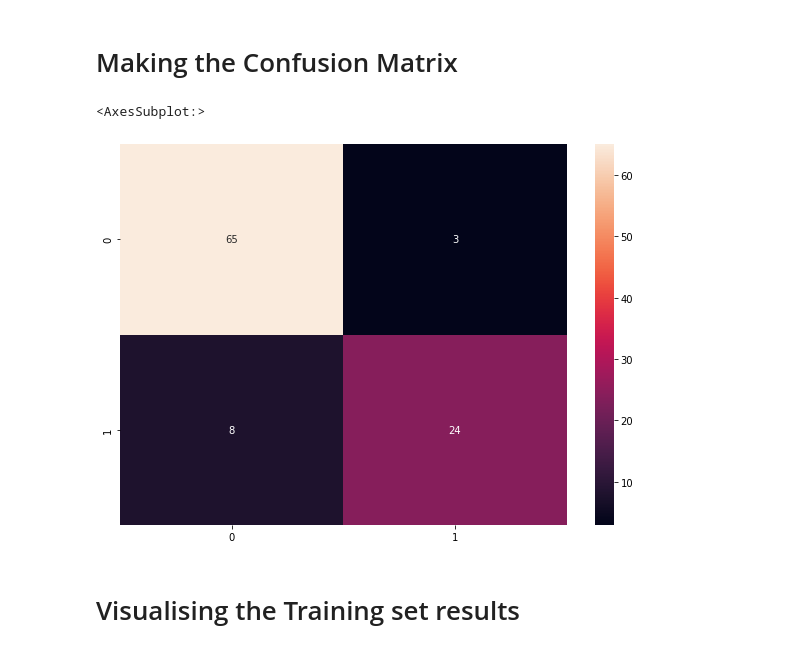
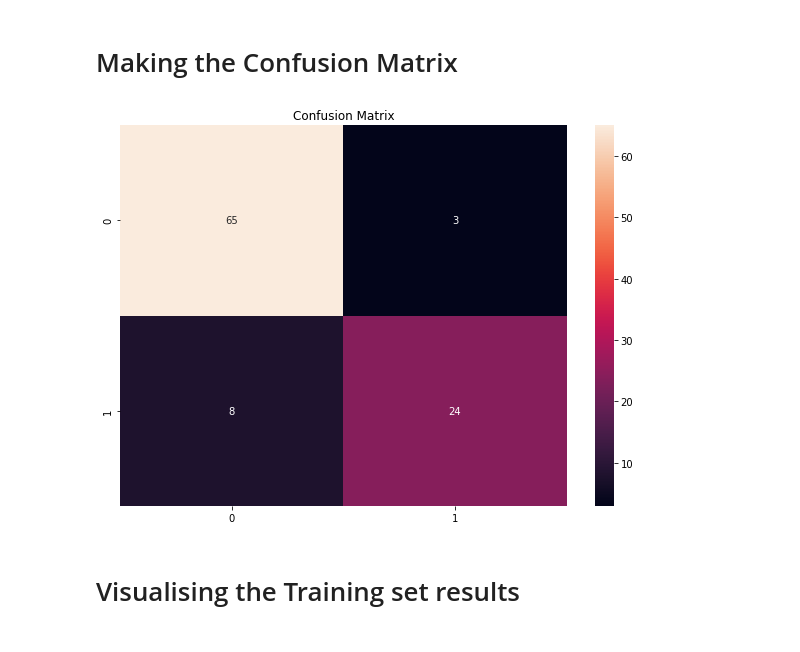
Before and after one commit to anuragbansal009/DMA-LabWork, a Jupyter notebook: Practical - Logistic Regression - Classification .ipynb, the cells around one changed output. Cells and saved outputs as stored; diff of their text form; code cells hidden in the pictures.

```diff
--- a/Practical - Logistic Regression - Classification .ipynb
+++ b/Practical - Logistic Regression - Classification .ipynb
@@ -82,10 +82,11 @@ y_pred = classifier.predict(X_test)
 # %%
 cm = confusion_matrix(y_test, y_pred)
 plt.figure(figsize = (10,7))
+plt.title('Confusion Matrix')
 sns.heatmap(cm, annot=True)
+plt.show()
 # %% [output]
-<AxesSubplot:>
-[figure, old version]
+[figure, new version]
 # %% [markdown]
 # Visualising the Training set results
 # %%
```
Also changed, not shown: parts of 2 cells of this notebook.
